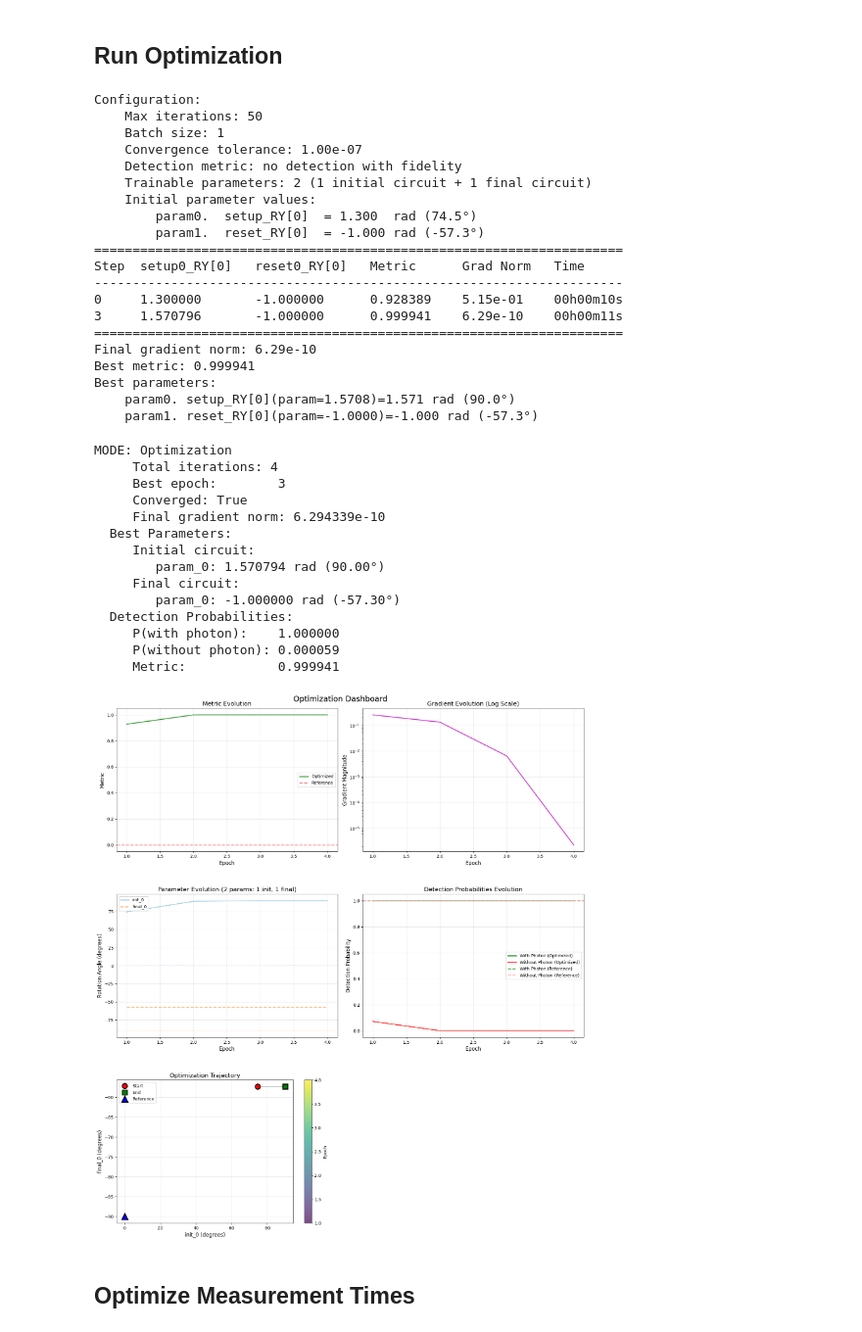
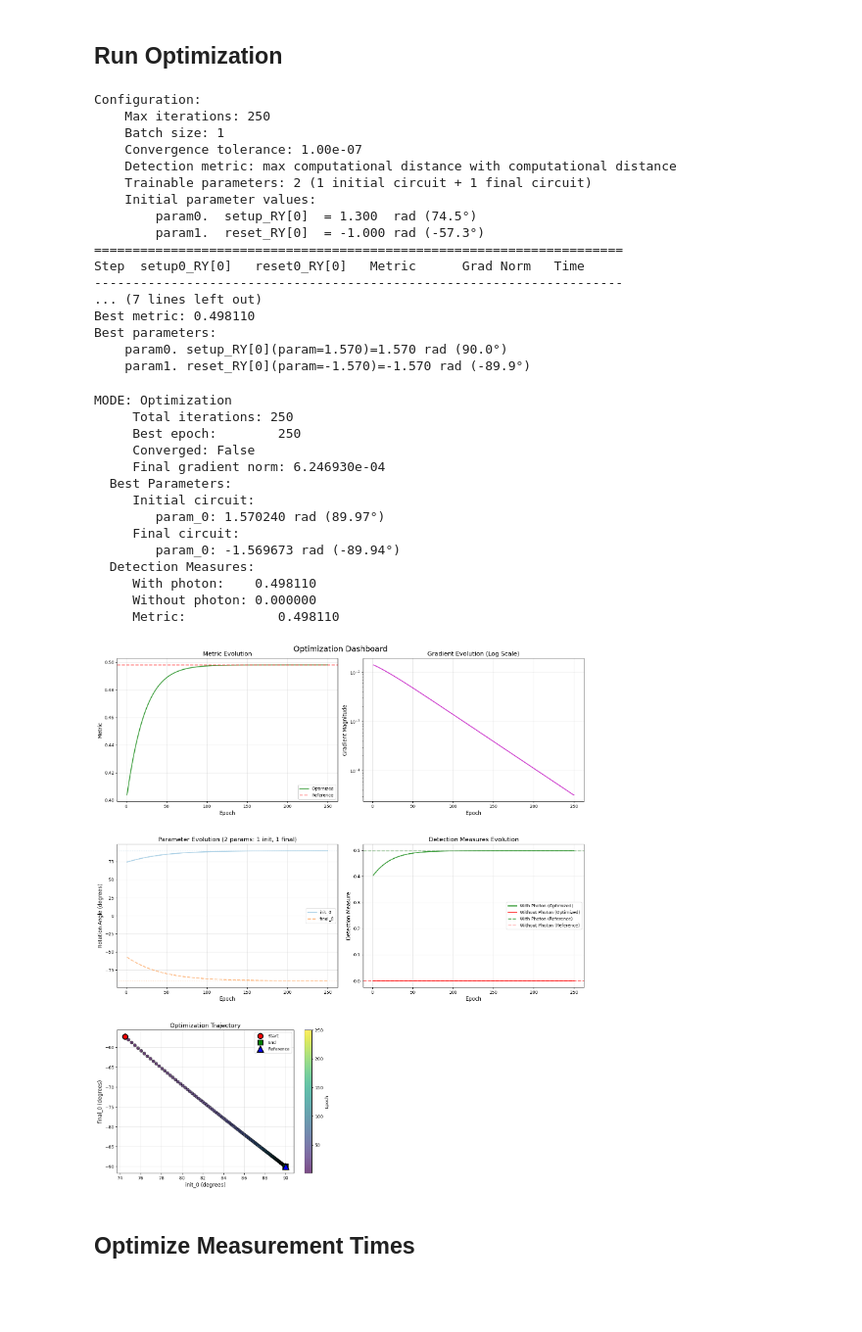
Before and after one commit to Simone-Bordoni/Quantum-sensing-QML, a Jupyter notebook: examples/single_qubit_tutorial.ipynb, the cells around one changed output. Shown at 98% size. Saved outputs shown, nothing was run; the diff lists cells and outputs as text; code cells hidden in the pictures; blank space fills up the shorter version.

```diff
--- a/examples/single_qubit_tutorial.ipynb
+++ b/examples/single_qubit_tutorial.ipynb
@@ -33,7 +33,7 @@ custom_dims = SystemDimensions(
 
 # Define measurement protocol
 custom_measurement = MeasurementProtocol(
-    measurement_times=list(np.array([-8.0,  8.0])/inverse_pulse_width)
+    measurement_times=list(np.array([-8.0, 0.0, 8.0])/inverse_pulse_width)
 )
 
 # Define initial state configuration (SINGLE_PHOTON)
@@ -43,9 +43,9 @@ initial_state = InitialStateConfig(
 
 # Define noise configuration
 noise_config = NoiseConfiguration(
-    depolarizing = 0.0000,
-    dephasing = 0.0000,
-    relaxation = 0.0000
+    depolarizing = 0.0001,
+    dephasing = 0.0001,
+    relaxation = 0.0001
 )
 
 # Create parameters with custom configuration
@@ -99,6 +97,6 @@ For the default RY protocol, we can simply use `None` (will auto-create RY circu
 # %%
 from qsopt.core.circuit import create_ry_circuit
-initial_circuit = create_ry_circuit(n_qubits=1, theta_values=[0])#, trainable=False)
+initial_circuit = create_ry_circuit(n_qubits=1, theta_values=[np.pi/2])#, trainable=False)
 final_circuit = create_ry_circuit(n_qubits=1, theta_values=[-np.pi/2])
 
 # The circuits contain trainable parameters that will be optimized
@@ -116,7 +114,7 @@ QuantumCircuit(1 qubits, 1 gates)
 # %% [markdown]
 ## Define experiment
 # %%
-detection_metric = DetectionMetric(n_qubits=1, detection_criterion = 'min fidelity')
+detection_metric = DetectionMetric(n_qubits=1, detection_criterion = 'max computational distance')
 
 print(detection_metric)
 
@@ -176,22 +174,25 @@ plt.show()'''
 # %%
 import optax
 
-# The experiment automatically uses its built-in callback (saves every epoch by default)
+# Use an explicit callback so this history is not overwritten by later optimizations
+history_callback = OptimizationCallback(save_every=1, save_best=True)
+
 history = experiment.optimize_rotations(
     initial_values=[1.3, -1.0],
-    num_steps=50,
+    num_steps=250,
     verbose=True,
-    verbose_step=20,
+    verbose_step=50,
     batch_size=1,
     tolerance=1e-7,
-    optimizer=optax.sgd(learning_rate=0.5)
+    callback=history_callback,
+    optimizer=optax.sgd(learning_rate=0.05)
 )
 # %% [output]
 Configuration:
-    Max iterations: 50
+    Max iterations: 250
     Batch size: 1
     Convergence tolerance: 1.00e-07
-    Detection metric: no detection with fidelity
+    Detection metric: max computational distance with computational distance
     Trainable parameters: 2 (1 initial circuit + 1 final circuit)
     Initial parameter values:
         param0.  setup_RY[0]  = 1.300  rad (74.5°)
@@ -199,49 +200,46 @@ Configuration:
 =====================================================================
 Step  setup0_RY[0]   reset0_RY[0]   Metric      Grad Norm   Time
 ---------------------------------------------------------------------
-0     1.300000       -1.000000      0.928389    5.15e-01    00h00m10s
-3     1.570796       -1.000000      0.999941    6.29e-10    00h00m11s
-=====================================================================
-Final gradient norm: 6.29e-10
-Best metric: 0.999941
+... (7 lines left out)
+Best metric: 0.498110
 Best parameters:
-    param0. setup_RY[0](param=1.5708)=1.571 rad (90.0°)
-    param1. reset_RY[0](param=-1.0000)=-1.000 rad (-57.3°)
+    param0. setup_RY[0](param=1.570)=1.570 rad (90.0°)
+    param1. reset_RY[0](param=-1.570)=-1.570 rad (-89.9°)
 # %%
 print(history)
 # %% [output]
 MODE: Optimization
-     Total iterations: 4
-     Best epoch:        3
-     Converged: True
-     Final gradient norm: 6.294339e-10
+     Total iterations: 250
+     Best epoch:        250
+     Converged: False
+     Final gradient norm: 6.246930e-04
   Best Parameters:
      Initial circuit:
-        param_0: 1.570794 rad (90.00°)
+        param_0: 1.570240 rad (89.97°)
      Final circuit:
-        param_0: -1.000000 rad (-57.30°)
-  Detection Probabilities:
-     P(with photon):    1.000000
-     P(without photon): 0.000059
-     Metric:            0.999941
+        param_0: -1.569673 rad (-89.94°)
+  Detection Measures:
+     With photon:    0.498110
+     Without photon: 0.000000
+     Metric:            0.498110
 # %%
 from qsopt.utils.visualization import plot_optimization_dashboard
 
 # Create comprehensive dashboard with all plots enabled
 fig = plot_optimization_dashboard(
     optimization_callback=history,
     reference_callback=results,
     show_metric=True,
     show_gradients=True,
     show_parameters=True,
-    show_probabilities=True,
+    show_detection_measures=True,
     show_trajectory=True,
     save_path='results/rotations_opt_dashboard.pdf'  # Save to file
 )
 
 plt.show()
 # %% [output]
-[figure, old version]
+[figure, new version]
 # %% [markdown]
 ## Optimize Measurement Times
 # %%
```
Also changed, not shown: parts of 14 cells of this notebook, 34 other files.
